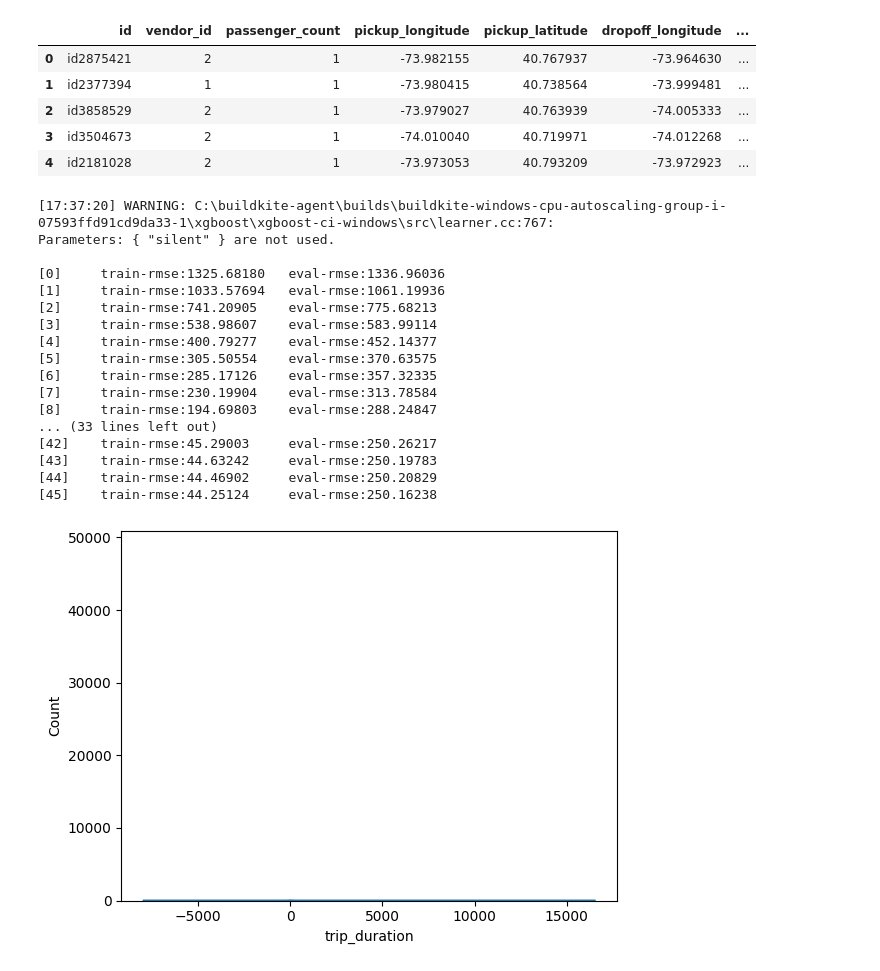
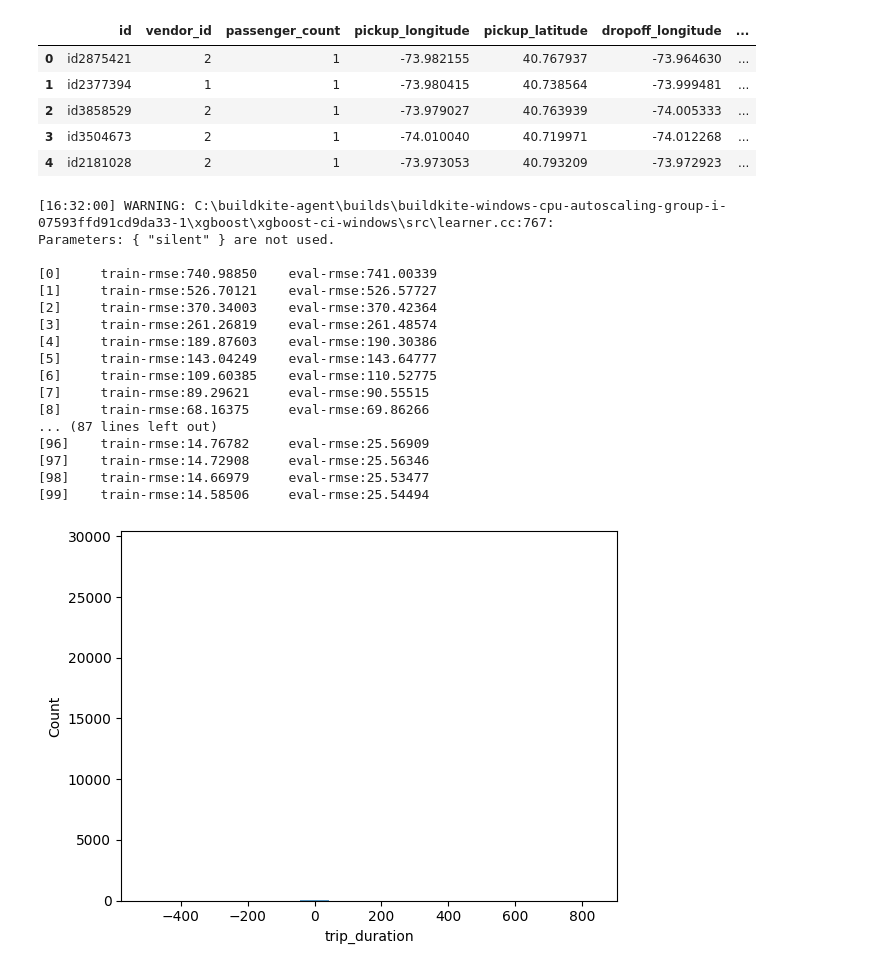
Before and after one commit to denizgezerli/nyc_taxi_trip_duration, a Jupyter notebook: notebooks/analysis.ipynb, the cells around one changed output. Saved outputs shown, nothing was run; the diff lists cells and outputs as text; code cells hidden in the pictures.

```diff
--- a/notebooks/analysis.ipynb
+++ b/notebooks/analysis.ipynb
@@ -72,3 +82,16 @@ train_df.trip_duration.quantile(0.25)
 train_df.trip_duration.quantile(0.75)
 # %% [output]
 1156.0
+# %%
+# Define the upper and lower percentiles for outlier detection (e.g., 1st and 99th percentiles)
+lower_percentile = train_df['trip_duration'].quantile(0.01)
+upper_percentile = train_df['trip_duration'].quantile(0.99)
+
+# Identify outliers
+outliers = (train_df['trip_duration'] < lower_percentile) | (train_df['trip_duration'] > upper_percentile)
+
+# Remove outliers from the dataset
+train_df = train_df[~outliers]
+
+# Optionally, reset the index of the DataFrame
+train_df.reset_index(drop=True, inplace=True)
@@ -105,3 +134,3 @@ memory usage: 81.6+ MB
 # %%
 train_df['dropoff_latitude'] = train_df['dropoff_latitude'].astype('float64')
-train_df['store_and_fwd_flag'] = train_df['store_and_fwd_flag'].astype('bool')
+train_df['store_and_fwd_flag'] = train_df['store_and_fwd_flag'] == 'Y'
@@ -108,6 +141,5 @@ train_df['store_and_fwd_flag'] = train_df['store_and_fwd_flag'].astype('bool')
 # %%
 train_df['vendor_id'] = train_df['vendor_id'].astype('category')
-train_df = pd.get_dummies(train_df, columns=['store_and_fwd_flag'], prefix='flag', drop_first=True)
 # %%
 train_df.head()
 # %% [output]
@@ -207,28 +240,28 @@ model = xgb.train(
     early_stopping_rounds=10
 )
 # %% [output]
-[17:37:20] WARNING: C:\buildkite-agent\builds\buildkite-windows-cpu-autoscaling-group-i-07593ffd91cd9da33-1\xgboost\xgboost-ci-windows\src\learner.cc:767:
+[16:32:00] WARNING: C:\buildkite-agent\builds\buildkite-windows-cpu-autoscaling-group-i-07593ffd91cd9da33-1\xgboost\xgboost-ci-windows\src\learner.cc:767:
 Parameters: { "silent" } are not used.
 
-[0]     train-rmse:1325.68180   eval-rmse:1336.96036
-[1]     train-rmse:1033.57694   eval-rmse:1061.19936
-[2]     train-rmse:741.20905    eval-rmse:775.68213
-[3]     train-rmse:538.98607    eval-rmse:583.99114
-[4]     train-rmse:400.79277    eval-rmse:452.14377
-[5]     train-rmse:305.50554    eval-rmse:370.63575
-[6]     train-rmse:285.17126    eval-rmse:357.32335
-[7]     train-rmse:230.19904    eval-rmse:313.78584
-[8]     train-rmse:194.69803    eval-rmse:288.24847
-... (33 lines left out)
-[42]    train-rmse:45.29003     eval-rmse:250.26217
-[43]    train-rmse:44.63242     eval-rmse:250.19783
-[44]    train-rmse:44.46902     eval-rmse:250.20829
-[45]    train-rmse:44.25124     eval-rmse:250.16238
+[0]     train-rmse:740.98850    eval-rmse:741.00339
+[1]     train-rmse:526.70121    eval-rmse:526.57727
+[2]     train-rmse:370.34003    eval-rmse:370.42364
+[3]     train-rmse:261.26819    eval-rmse:261.48574
+[4]     train-rmse:189.87603    eval-rmse:190.30386
+[5]     train-rmse:143.04249    eval-rmse:143.64777
+[6]     train-rmse:109.60385    eval-rmse:110.52775
+[7]     train-rmse:89.29621     eval-rmse:90.55515
+[8]     train-rmse:68.16375     eval-rmse:69.86266
+... (87 lines left out)
+[96]    train-rmse:14.76782     eval-rmse:25.56909
+[97]    train-rmse:14.72908     eval-rmse:25.56346
+[98]    train-rmse:14.66979     eval-rmse:25.53477
+[99]    train-rmse:14.58506     eval-rmse:25.54494
 # %%
 y_train_pred = model.predict(dtrain)
 # %%
 residuals = y_train - y_train_pred
-sns.histplot(residuals, kde=True)
+sns.histplot(residuals, kde=False)
 plt.show()
 # %% [output]
-[figure, old version]
+[figure, new version]
```
Also changed, not shown: parts of 6 cells of this notebook.
